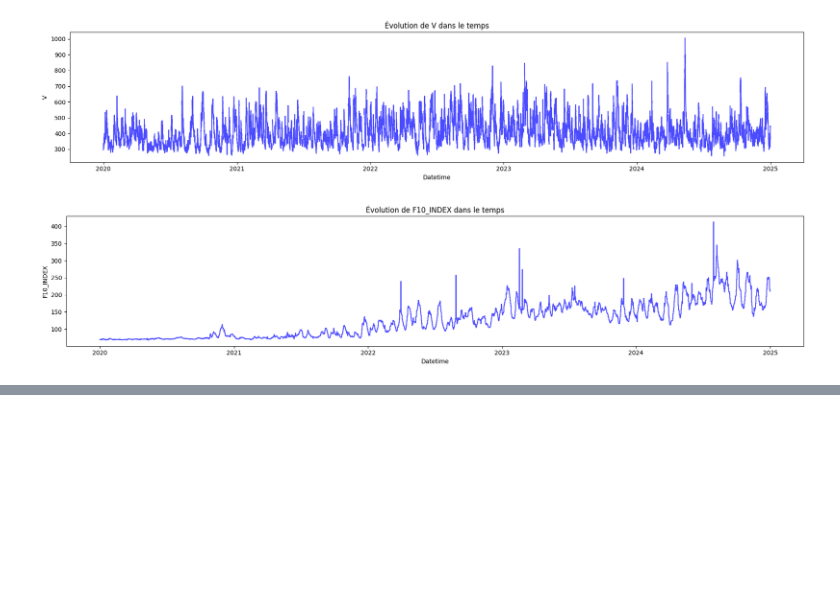
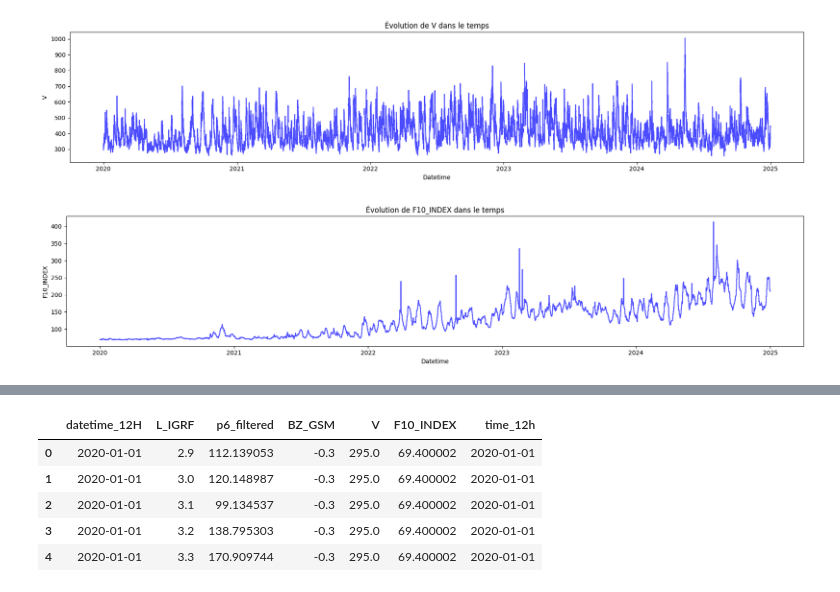
Before and after one commit to zomboky/space-data, a Jupyter notebook: main.ipynb, the cells around one changed output, grey strips where cells are left out. Saved outputs shown, nothing was run; the diff lists cells and outputs as text; code cells hidden in the pictures; blank space fills up the shorter version.

```diff
--- a/main.ipynb
+++ b/main.ipynb
@@ -621,0 +735,14 @@ for col in cols:
+# %%
+# On supprime le doublon de L_IGRF
+df_merged = df_merged.loc[:, ~df_merged.columns.duplicated()]
+
+df_merged = df_merged.sort_values(['datetime_12H', 'L_IGRF']).reset_index(drop=True)
+# %%
+df_merged.head()
+# %% [output]
+|  | datetime_12H | L_IGRF | p6_filtered | BZ_GSM | V | F10_INDEX | time_12h |
+| 0 | 2020-01-01 | 2.9 | 112.139053 | -0.3 | 295.0 | 69.400002 | 2020-01-01 |
+| 1 | 2020-01-01 | 3.0 | 120.148987 | -0.3 | 295.0 | 69.400002 | 2020-01-01 |
+| 2 | 2020-01-01 | 3.1 | 99.134537 | -0.3 | 295.0 | 69.400002 | 2020-01-01 |
+| 3 | 2020-01-01 | 3.2 | 138.795303 | -0.3 | 295.0 | 69.400002 | 2020-01-01 |
+| 4 | 2020-01-01 | 3.3 | 170.909744 | -0.3 | 295.0 | 69.400002 | 2020-01-01 |
```
Also changed, not shown: parts of 14 cells of this notebook, 2 other files.
